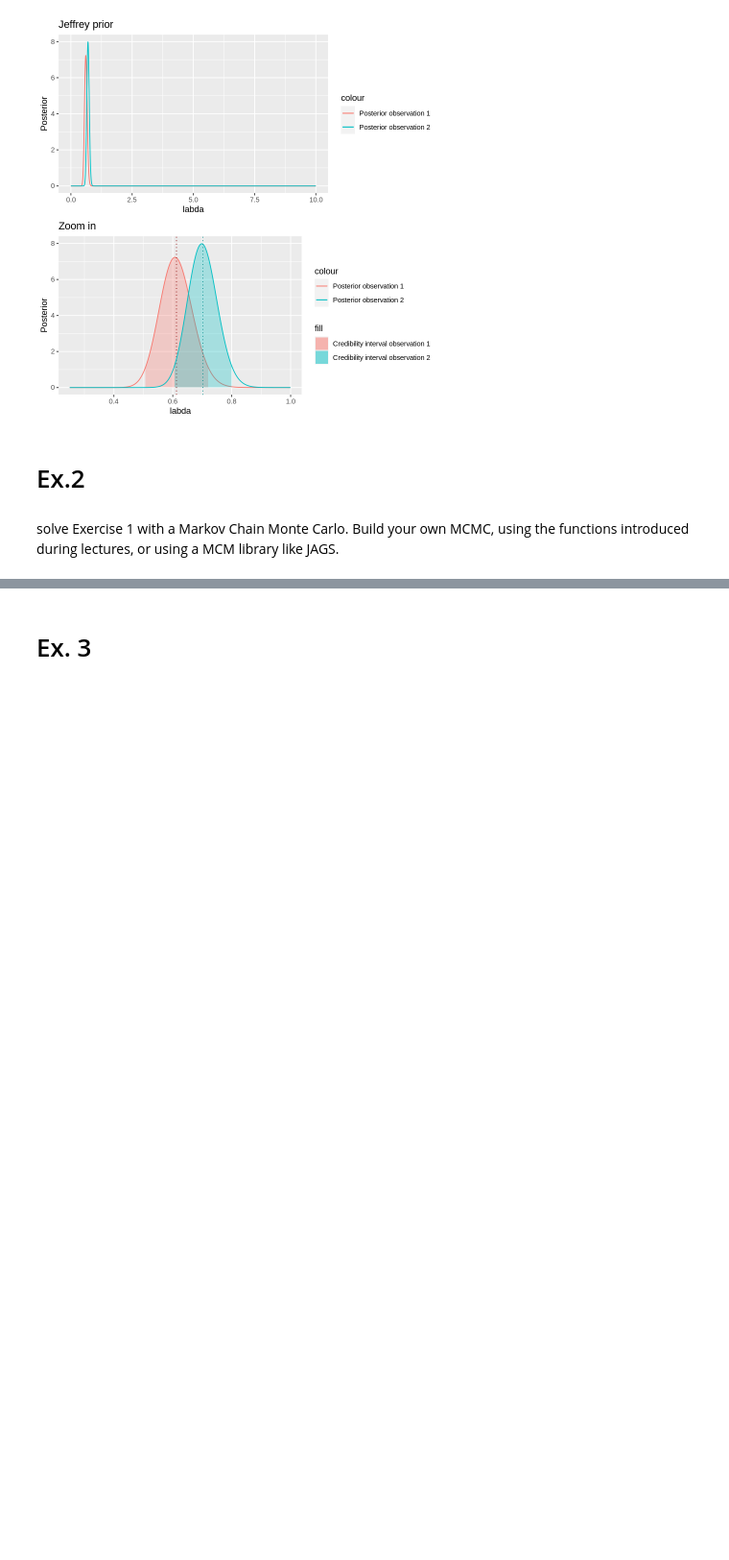
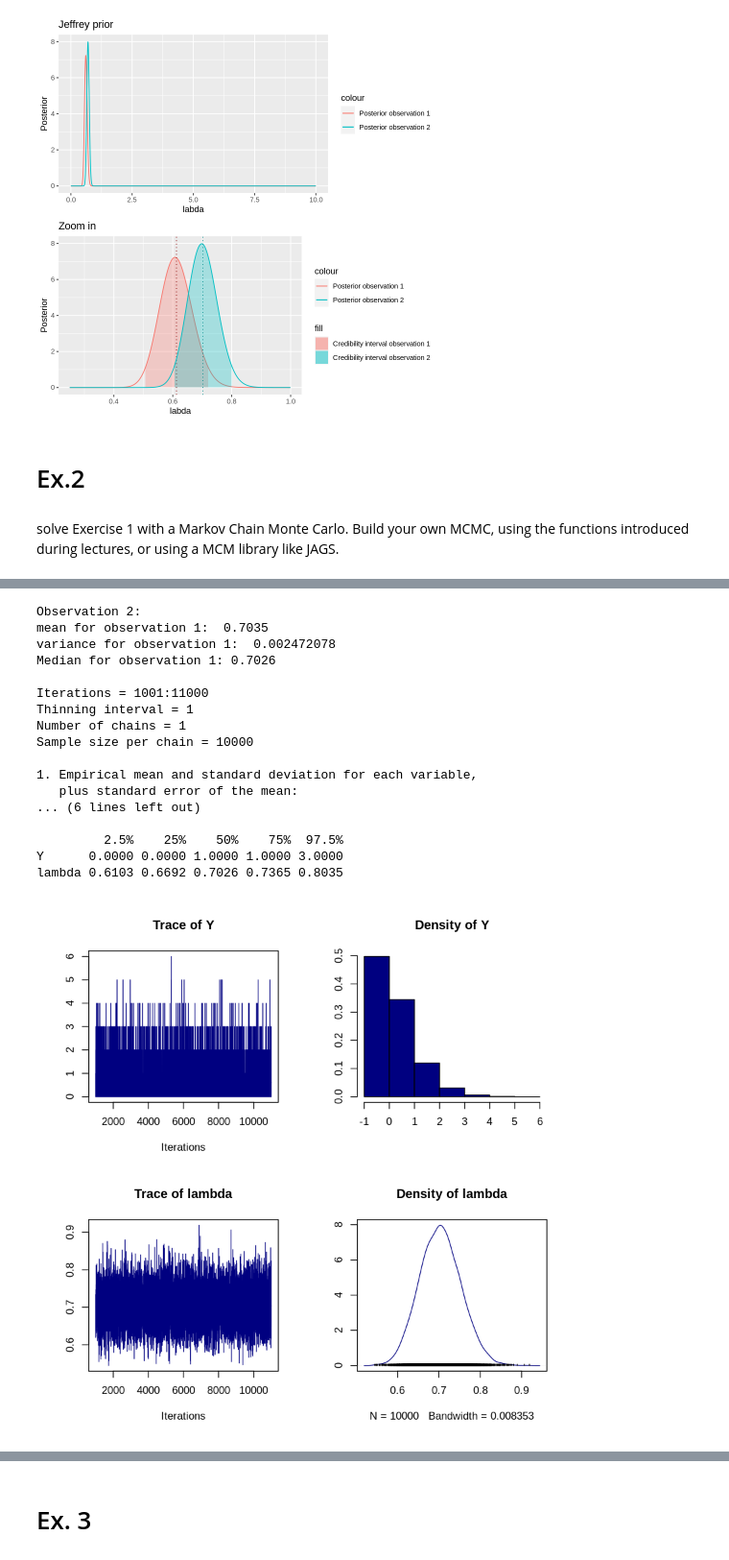
Before and after one commit to vepe99/Advance-Statistics-for-Physics-Analysis-, a Jupyter notebook: Lab5/Viterbo_Giuseppe_rlab05.ipynb, the cells around one changed output, grey strips where cells are left out. Shown at 96% size. Saved outputs shown, nothing was run; the diff lists cells and outputs as text; code cells hidden in the pictures; blank space fills up the shorter version.

```diff
--- a/Lab5/Viterbo_Giuseppe_rlab05.ipynb
+++ b/Lab5/Viterbo_Giuseppe_rlab05.ipynb
@@ -288,0 +289,32 @@ plot(chain.df$lambda , chain.df$Y, xlab='lambda', ylab='y', main="",
+# %%
+#plot and summaries for observation 2
+mean_observation_2 <- 0.7035
+variance_observation_2 <- 0.04972**2
+median_observation_2 <- 0.7026
+
+cat('Observation 2:', '\n')
+cat('mean for observation 1: ', mean_observation_2, '\n')
+cat('variance for observation 1: ', varianece_observation_2, '\n')
+cat('Median for observation 1:', median_observation_2, '\n')
+
+print(summary(chain_2))
+plot(chain_2, col='navy')
+# %% [output]
+Observation 2:
+mean for observation 1:  0.7035
+variance for observation 1:  0.002472078
+Median for observation 1: 0.7026
+
+Iterations = 1001:11000
+Thinning interval = 1
+Number of chains = 1
+Sample size per chain = 10000
+
+1. Empirical mean and standard deviation for each variable,
+   plus standard error of the mean:
+... (6 lines left out)
+
+         2.5%    25%    50%    75%  97.5%
+Y      0.0000 0.0000 1.0000 1.0000 3.0000
+lambda 0.6103 0.6692 0.7026 0.7365 0.8035
+[figure, added]
```
Also changed, not shown: parts of 39 cells of this notebook, 2 other files.
